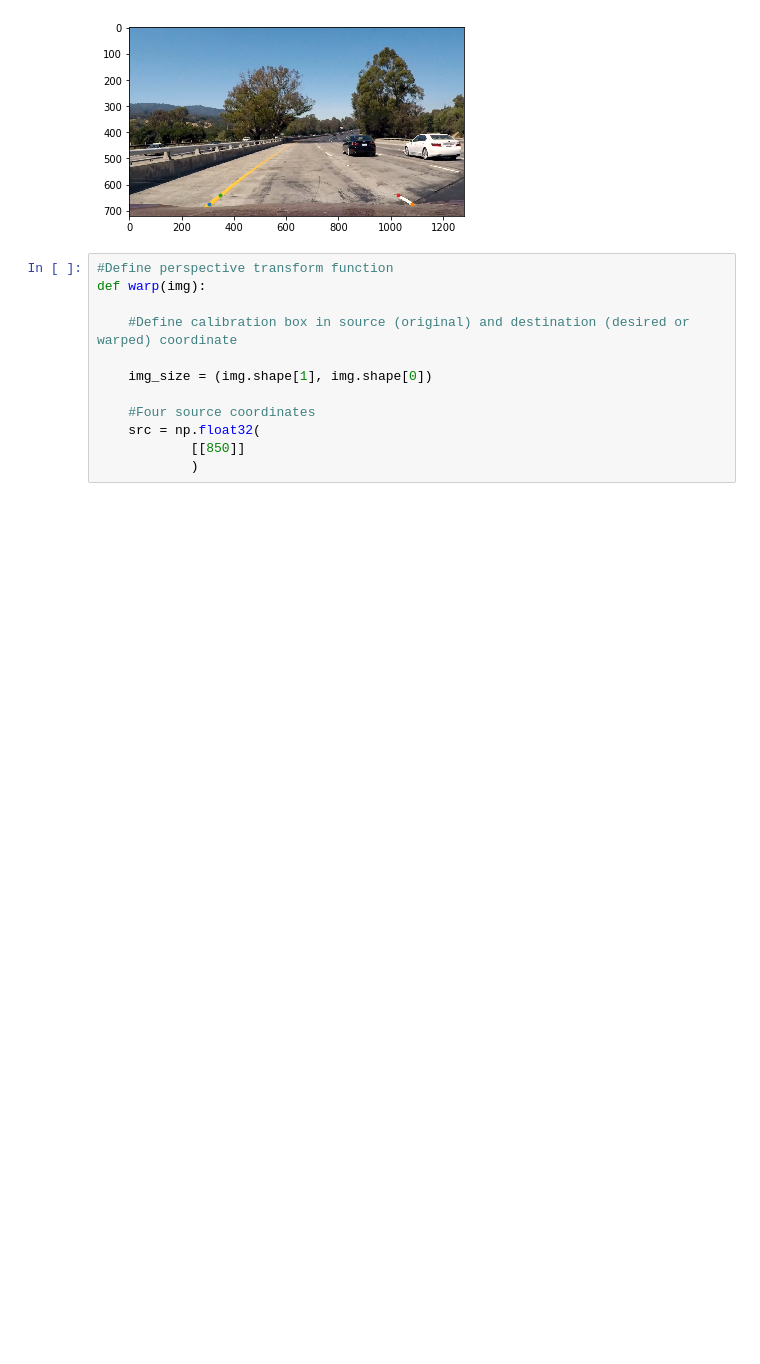
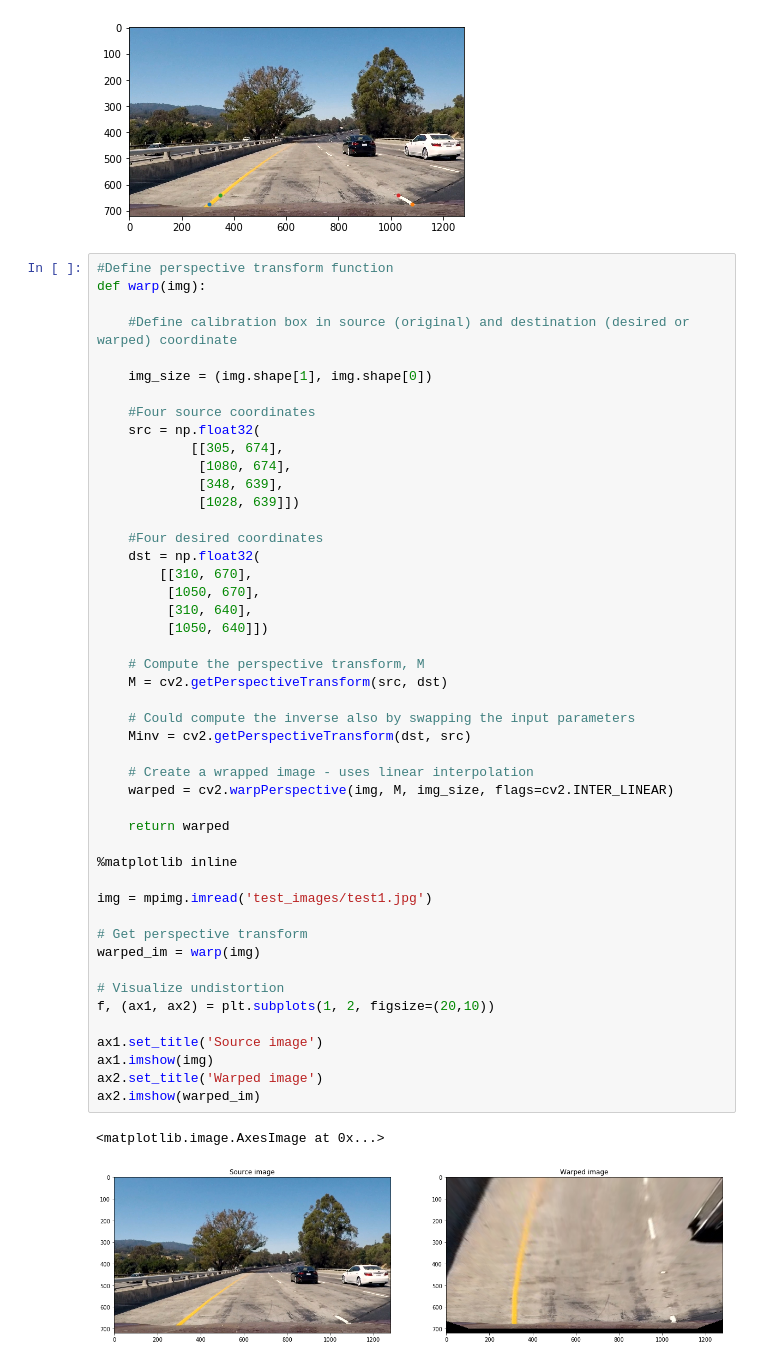
Before and after one commit to juanlvo/CarND-Advanced-Lane-Lines, a Jupyter notebook: project4.ipynb, the cells around one changed output. Drawn from its saved outputs; the diff is of its cells as text; blank space fills up the shorter version.

```diff
--- a/project4.ipynb
+++ b/project4.ipynb
@@ -71,15 +73,53 @@ plt.plot(1028, 639, '.') #top right
 # %% [output]
 [<matplotlib.lines.Line2D at 0x...>]
 [figure]
-# %%
-#Define perspective transform function
-def warp(img):
-
-    #Define calibration box in source (original) and destination (desired or warped) coordinate
-
-    img_size = (img.shape[1], img.shape[0])
-
-    #Four source coordinates
-    src = np.float32(
-            [[850]]
-            )
+# %%
+#Define perspective transform function
+def warp(img):
+
+    #Define calibration box in source (original) and destination (desired or warped) coordinate
+
+    img_size = (img.shape[1], img.shape[0])
+
+    #Four source coordinates
+    src = np.float32(
+            [[305, 674],
+             [1080, 674],
+             [348, 639],
+             [1028, 639]])
+
+    #Four desired coordinates
+    dst = np.float32(
+        [[310, 670],
+         [1050, 670],
+         [310, 640],
+         [1050, 640]])
+
+    # Compute the perspective transform, M
+    M = cv2.getPerspectiveTransform(src, dst)
+
+    # Could compute the inverse also by swapping the input parameters
+    Minv = cv2.getPerspectiveTransform(dst, src)
+
+    # Create a wrapped image - uses linear interpolation
+    warped = cv2.warpPerspective(img, M, img_size, flags=cv2.INTER_LINEAR)
+
+    return warped
+
+%matplotlib inline
+
+img = mpimg.imread('test_images/test1.jpg')
+
+# Get perspective transform
+warped_im = warp(img)
+
+# Visualize undistortion
+f, (ax1, ax2) = plt.subplots(1, 2, figsize=(20,10))
+
+ax1.set_title('Source image')
+ax1.imshow(img)
+ax2.set_title('Warped image')
+ax2.imshow(warped_im)
+# %% [output]
+<matplotlib.image.AxesImage at 0x...>
+[figure, added]
```
Also changed, not shown: parts of 1 cell of this notebook.
